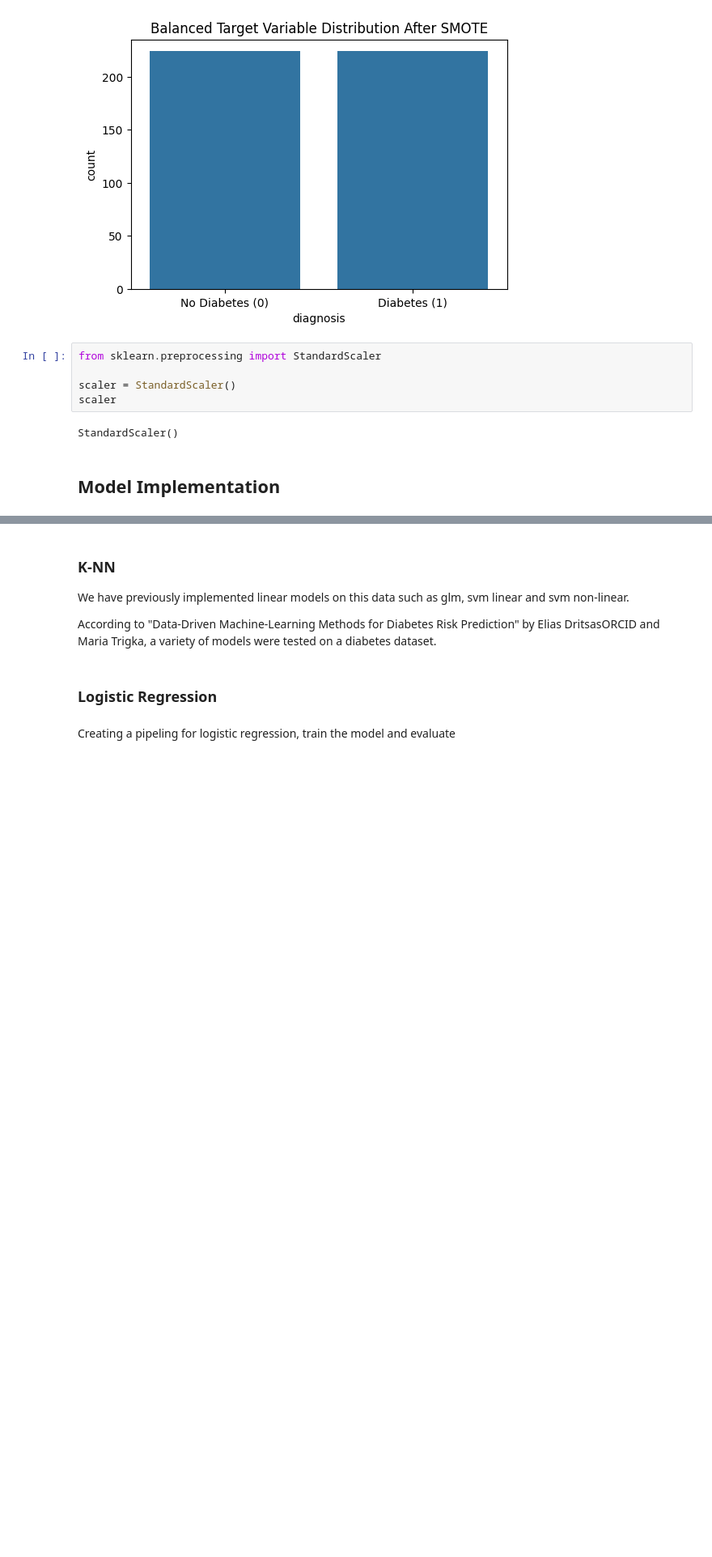
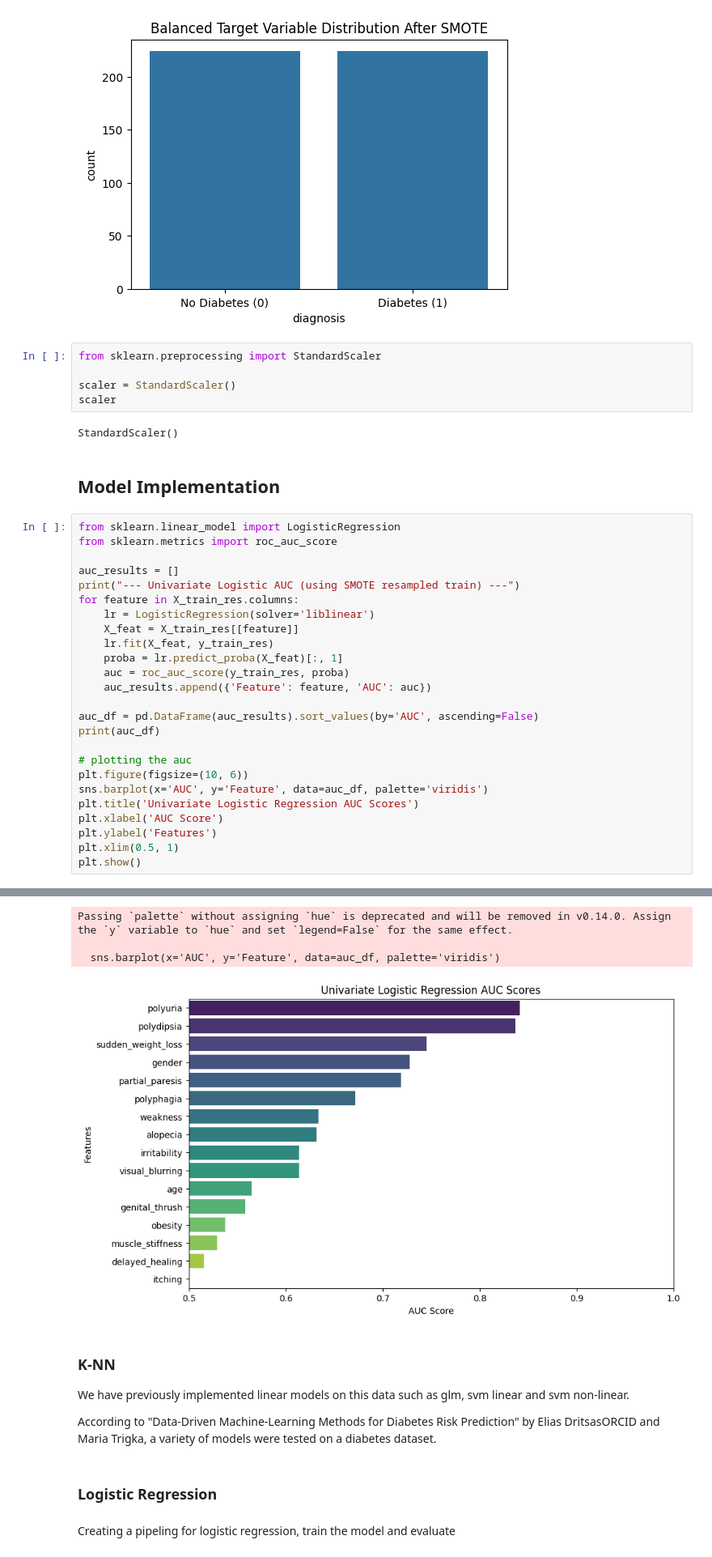
Before and after one commit to edgardjcuadra/Machine_Learning_Final, a Jupyter notebook: main_3.0.ipynb, the cells around one changed output, grey strips where cells are left out. Shown at 81% size. Cells and saved outputs as stored; diff of their text form; blank space fills up the shorter version.

```diff
--- a/main_3.0.ipynb
+++ b/main_3.0.ipynb
@@ -143,3 +143,29 @@ scaler
 StandardScaler()
 # %% [markdown]
 ## Model Implementation
+# %%
+from sklearn.linear_model import LogisticRegression
+from sklearn.metrics import roc_auc_score
+
+auc_results = []
+print("--- Univariate Logistic AUC (using SMOTE resampled train) ---")
+for feature in X_train_res.columns:
+    lr = LogisticRegression(solver='liblinear')
+    X_feat = X_train_res[[feature]]
+    lr.fit(X_feat, y_train_res)
+    proba = lr.predict_proba(X_feat)[:, 1]
+    auc = roc_auc_score(y_train_res, proba)
+    auc_results.append({'Feature': feature, 'AUC': auc})
+
+auc_df = pd.DataFrame(auc_results).sort_values(by='AUC', ascending=False)
+print(auc_df)
+
+# plotting the auc
+plt.figure(figsize=(10, 6))
+sns.barplot(x='AUC', y='Feature', data=auc_df, palette='viridis')
+plt.title('Univariate Logistic Regression AUC Scores')
+plt.xlabel('AUC Score')
+plt.ylabel('Features')
+plt.xlim(0.5, 1)
+plt.show()
+# %% [output]
@@ -146,3 +190,7 @@ StandardScaler()
+Passing `palette` without assigning `hue` is deprecated and will be removed in v0.14.0. Assign the `y` variable to `hue` and set `legend=False` for the same effect.
+
+  sns.barplot(x='AUC', y='Feature', data=auc_df, palette='viridis')
+[figure, added]
 # %% [markdown]
 ### K-NN
 
```
Also changed, not shown: parts of 8 cells of this notebook.
